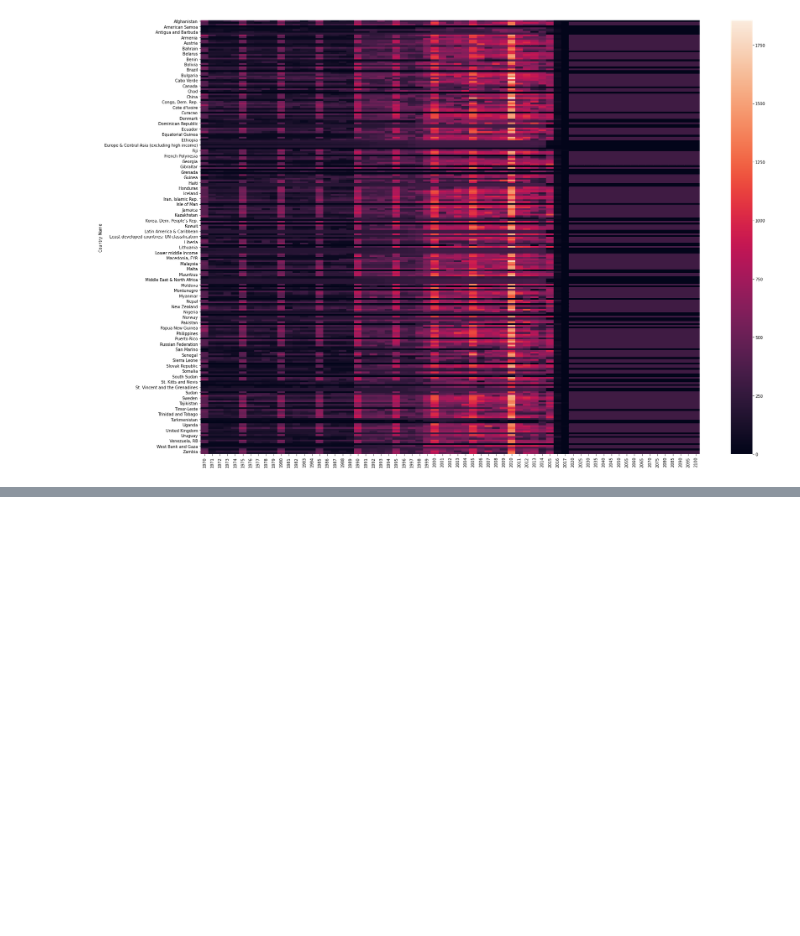
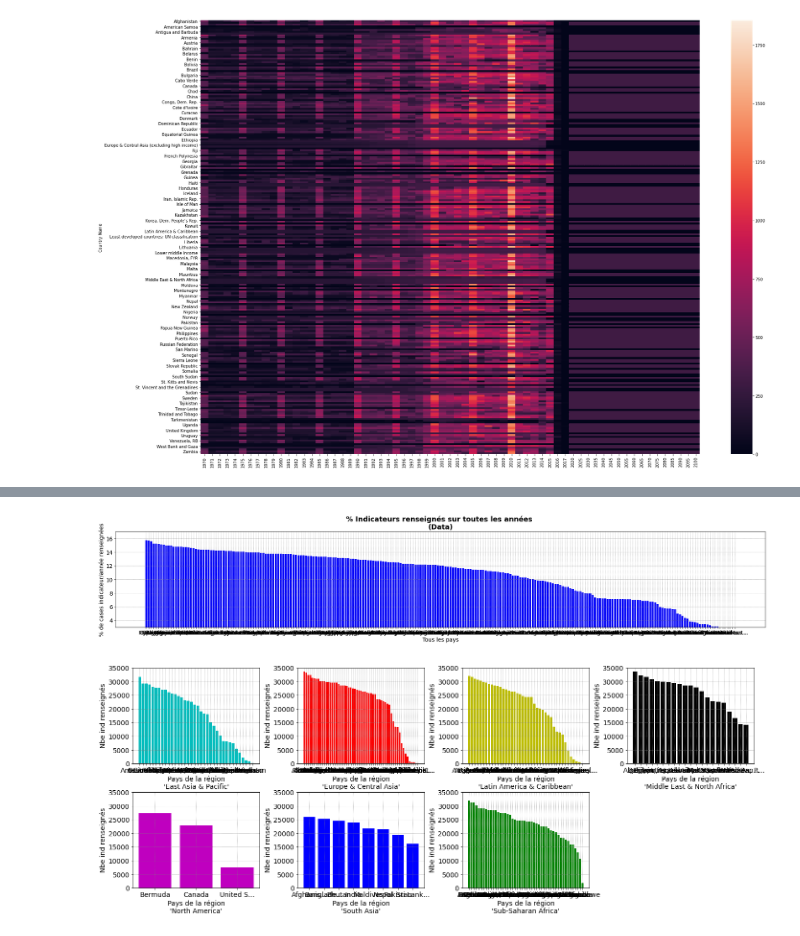
Before and after one commit to hadeyema/playground-6psrqy2u, a Jupyter notebook: projet2.ipynb, the cells around one changed output, grey strips where cells are left out. Saved outputs shown, nothing was run; the diff lists cells and outputs as text; code cells hidden in the pictures; blank space fills up the shorter version.

```diff
--- a/projet2.ipynb
+++ b/projet2.ipynb
@@ -152,6 +152,22 @@ cntry1 = cntry.copy()
 series1 = series.copy()
 cnt_ser1 = cnt_series.copy()
 footnote1 = footnote.copy()
+# %%
+#Moyenne par decennies
+dta1['1970s'] = dta[[str(year) for year in range(1970,1980,1)]].mean(1)
+dta1['1980s'] = dta1[[str(year) for year in range(1980,1990,1)]].mean(1)
+dta1['1990s'] = dta1[[str(year) for year in range(1990,2000,1)]].mean(1)
+dta1['2000s'] = dta1[[str(year) for year in range(2000,2010,1)]].mean(1)
+dta1['2010s'] = dta1[[str(year) for year in [2010,2011,2012,2013,2014,2015,2016,2017]]].mean(1)
+dta1['2020s'] = dta1[[str(year) for year in [2020,2025]]].mean(1)
+dta1['2030s'] = dta1[[str(year) for year in [2030,2035]]].mean(1)
+dta1['2040s'] = dta1[[str(year) for year in [2040,2045]]].mean(1)
+dta1['2050s'] = dta1[[str(year) for year in [2050,2055]]].mean(1)
+dta1['2060s'] = dta1[[str(year) for year in [2060,2065]]].mean(1)
+dta1['2070s'] = dta1[[str(year) for year in [2070,2075]]].mean(1)
+dta1['2080s'] = dta1[[str(year) for year in [2080,2085]]].mean(1)
+dta1['2090s'] = dta1[[str(year) for year in [2090,2095]]].mean(1)
+dta1['2100s'] = dta1[[str(2100)]].mean(1)
 # %%
 def desc_bis (df):
     nb_li = df.index.size
@@ -634,0 +661,37 @@ heat_map = sns.heatmap(nb_ind_cnt)
+# %%
+# tableau du pourcentage d'indicateurs renseignés par pays ()
+
+fig1 = plt.figure(figsize = (30,10))
+gp = dta1.groupby(['Country Name']).count()
+nb_col_an = dta1[4:].shape[1]
+nb_indic = series1['Indicator Code'].shape[0]
+nb_max = (nb_col_an*nb_indic)
+tab = gp[gp.columns[3:]].sum(axis=1)*100/nb_max
+tab.sort_values(ascending=False,inplace=True)
+
+x=tab.index
+xlab=[my_str[:8]+"..." if len(my_str)>8 else my_str for my_str in x]
+y=tab
+plot1 = plt.subplot(2,1,1)
+basic_plot("bar", plot1, xlab, y, '', "Tous les pays", "% de cases indicateur/année renseignées",  "% Indicateurs renseignés sur toutes les années \n(Data)", 5)
+plt.show()
+
+# tableau du pourcentage d'indicateurs renseignés par pays et par région ()
+
+fig2 = plt.figure(figsize = (30,10))
+tab_df = [dta1.groupby(['Region', 'Country Name']).count().loc[reg][li_annees] for reg in li_region]
+n = 4 # nombre de colonnes d'affichage en largeur
+tab_plot = []
+for i in range(len(tab_df)):
+    x=tab_df[i].index
+    xlab=[my_str[:8]+"..." if len(my_str)>8 else my_str for my_str in x]
+    y=tab_df[i].sum(axis=1) # nombre d'indicateurs renseignés
+    y.sort_values(ascending=False,inplace=True)
+    tab_plot.append(plt.subplot((len(tab_df)+1)//n+1,n,i+1))
+    basic_plot("bar", tab_plot[i], xlab, y, '', "Pays de la région\n'"+ li_region[i] + "'", "Nbe ind renseignés",  "", i)
+    plt.ylim(0,35000)
+plt.gcf().subplots_adjust(left = 0.1, bottom = 0.2, right = 0.7, top = 1.2, wspace = 0.3, hspace = 0.3)
+plt.show()
+# %% [output]
+[figure, added]
+[figure, added]
```
Also changed, not shown: parts of 10 cells of this notebook.
